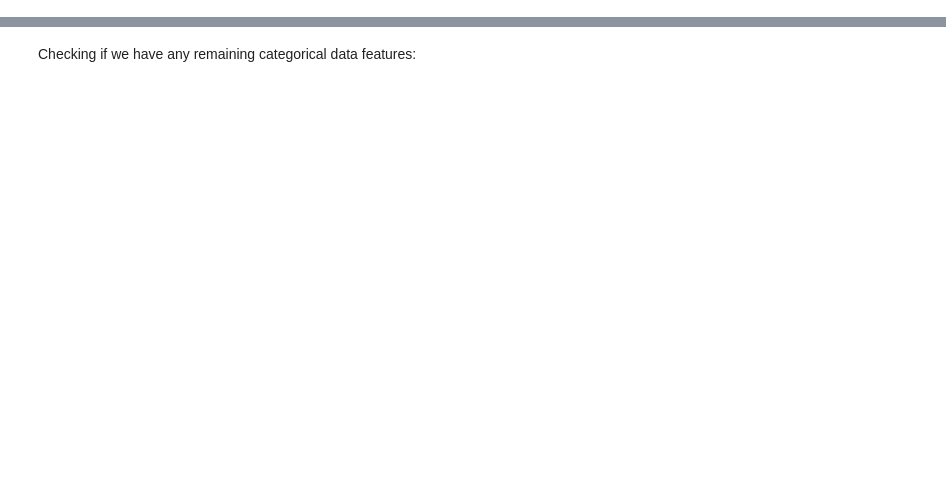
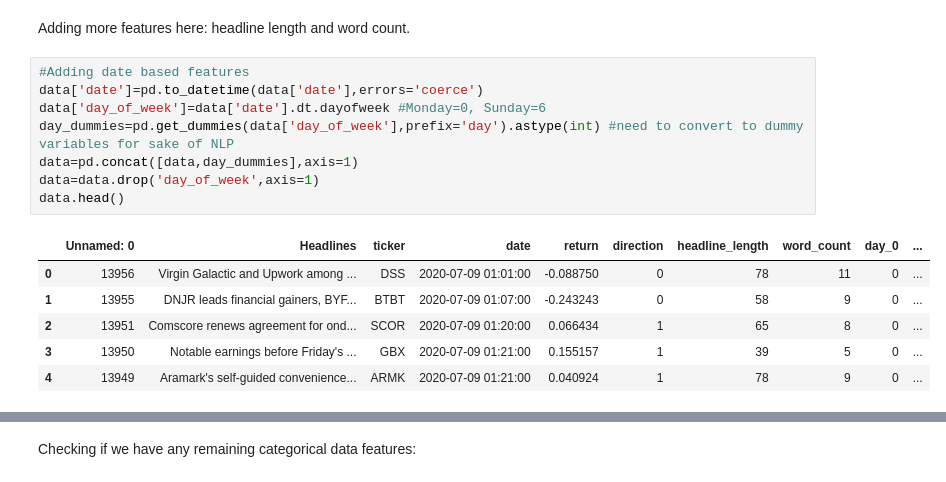
Before and after one commit to colleynsousa/NLPStockPriceNewsSentiment, a Jupyter notebook: Pre-processing.ipynb, the cells around one changed output, grey strips where cells are left out. Saved outputs shown, nothing was run; the diff lists cells and outputs as text; blank space fills up the shorter version.

```diff
--- a/Pre-processing.ipynb
+++ b/Pre-processing.ipynb
@@ -7,0 +31,17 @@ from sklearn.preprocessing import StandardScaler
+# %% [markdown]
+Adding more features here: headline length and word count.
+# %%
+#Adding date based features
+data['date']=pd.to_datetime(data['date'],errors='coerce')
+data['day_of_week']=data['date'].dt.dayofweek #Monday=0, Sunday=6
+day_dummies=pd.get_dummies(data['day_of_week'],prefix='day').astype(int) #need to convert to dummy variables for sake of NLP
+data=pd.concat([data,day_dummies],axis=1)
+data=data.drop('day_of_week',axis=1)
+data.head()
+# %% [output]
+|  | Unnamed: 0 | Headlines | ticker | date | return | direction | headline_length | word_count | day_0 | ... |
+| 0 | 13956 | Virgin Galactic and Upwork among ... | DSS | 2020-07-09 01:01:00 | -0.088750 | 0 | 78 | 11 | 0 | ... |
+| 1 | 13955 | DNJR leads financial gainers, BYF... | BTBT | 2020-07-09 01:07:00 | -0.243243 | 0 | 58 | 9 | 0 | ... |
+| 2 | 13951 | Comscore renews agreement for ond... | SCOR | 2020-07-09 01:20:00 | 0.066434 | 1 | 65 | 8 | 0 | ... |
+| 3 | 13950 | Notable earnings before Friday's ... | GBX | 2020-07-09 01:21:00 | 0.155157 | 1 | 39 | 5 | 0 | ... |
+| 4 | 13949 | Aramark's self-guided convenience... | ARMK | 2020-07-09 01:21:00 | 0.040924 | 1 | 78 | 9 | 0 | ... |
```
Also changed, not shown: parts of 28 cells of this notebook, 3 other files.
